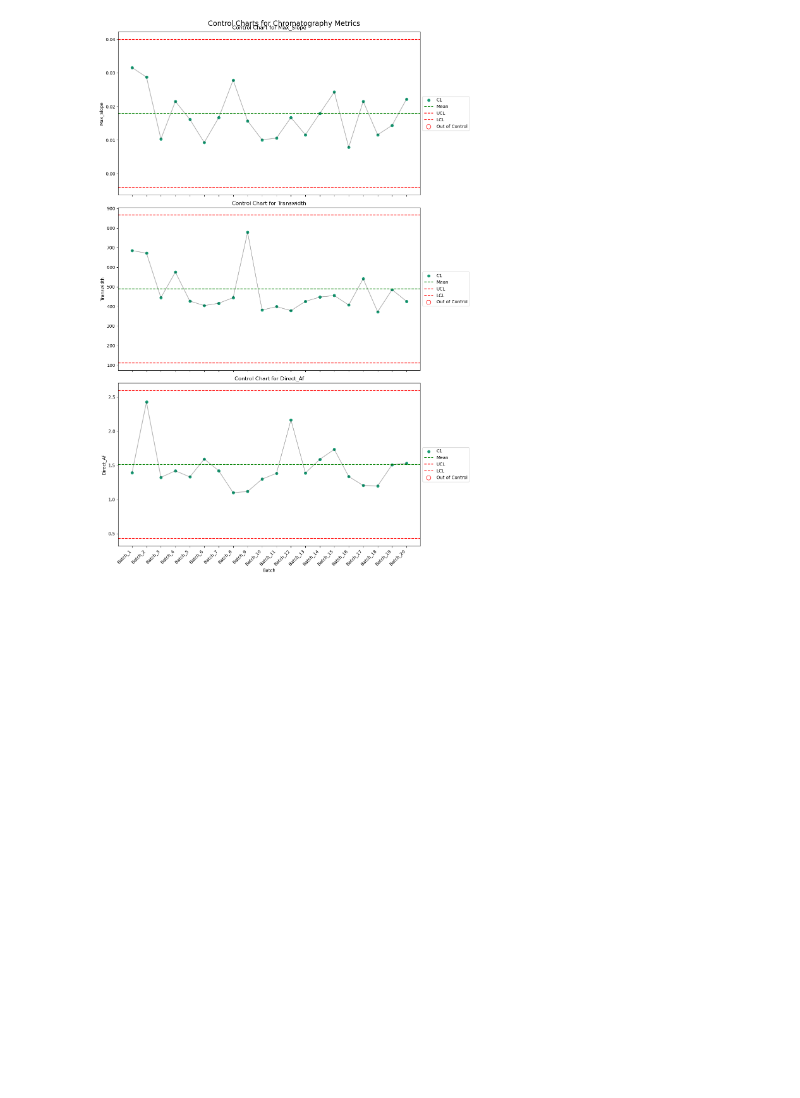
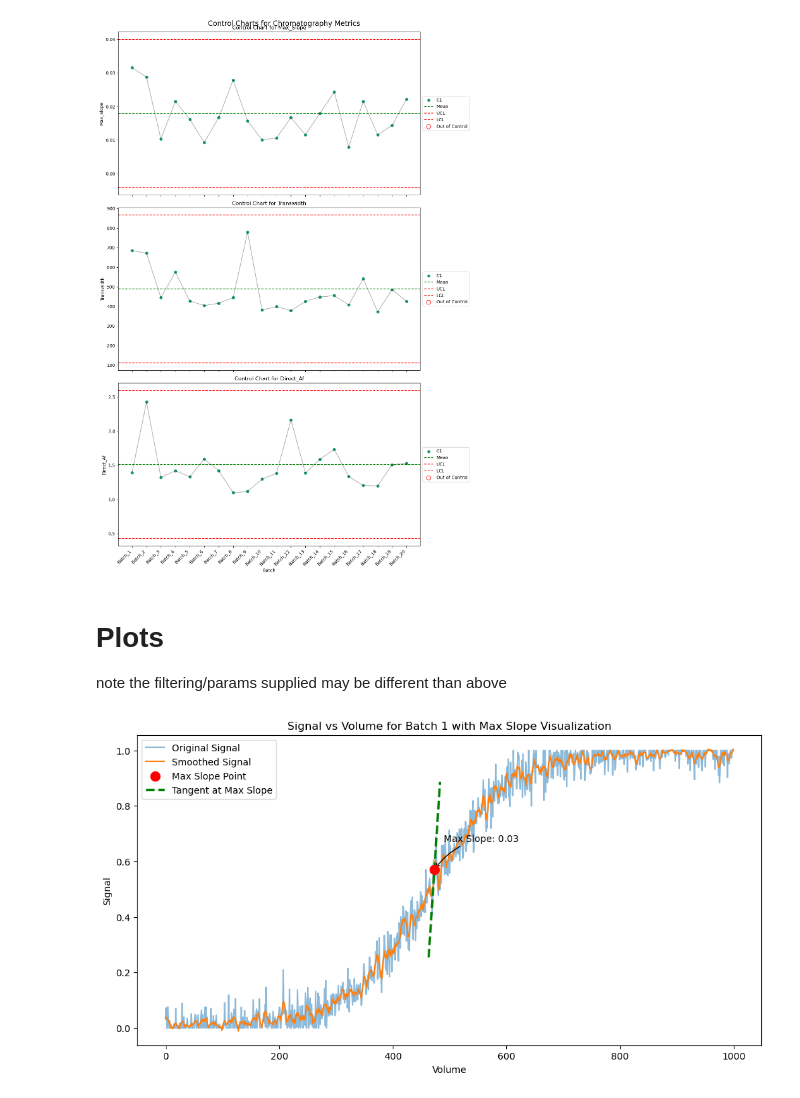
Before and after one commit to vincentgaul/direct_transitional_analysis, a Jupyter notebook: TA.ipynb, the cells around one changed output. Cells and saved outputs as stored; diff of their text form; code cells hidden in the pictures; blank space fills up the shorter version.

Commit message:
plots added, needs work to agree with real analysis

```diff
--- a/TA.ipynb
+++ b/TA.ipynb
@@ -175,3 +176,66 @@ control_limits = establish_control_limits(results)
 create_control_charts(results, control_limits, df_final)
 # %% [output]
 [figure]
+# %% [markdown]
+# Plots
+note the filtering/params supplied may be different than above
+# %%
+def plot_max_slope(df, batch_number):
+    # Filter the data for the specified batch
+    batch_data = df[df['Batch'] == f'Batch_{batch_number}']
+
+    # Sort the data by Volume
+    batch_data = batch_data.sort_values('Volume')
+
+    # Extract volume and signal data
+    volume = batch_data['Volume'].values
+    signal = batch_data['Signal'].values
+
+    # Smooth the signal
+    signal_smooth = savgol_filter(signal, window_length=11, polyorder=3)
+
+    # Calculate the derivative
+    dydx = np.gradient(signal_smooth, volume)
+
+    # Find the index of maximum slope
+    max_slope_index = np.argmax(dydx)
+
+    # Create the plot
+    plt.figure(figsize=(12, 6))
+
+    # Plot the original data
+    sns.lineplot(x=volume, y=signal, label='Original Signal', alpha=0.5)
+
+    # Plot the smoothed data
+    sns.lineplot(x=volume, y=signal_smooth, label='Smoothed Signal')
+
+    # Highlight the point of maximum slope
+    plt.scatter(volume[max_slope_index], signal_smooth[max_slope_index],
+                color='red', s=100, zorder=5, label='Max Slope Point')
+
+    # Add a more prominent tangent line at the point of maximum slope
+    tangent_x = np.array([volume[max_slope_index] - 10, volume[max_slope_index] + 10])
+    tangent_y = dydx[max_slope_index] * (tangent_x - volume[max_slope_index]) + signal_smooth[max_slope_index]
+
+
+
+    # Plot the main tangent line
+    plt.plot(tangent_x, tangent_y, color='green', linestyle='--', linewidth=2.5, label='Tangent at Max Slope')
+
+    plt.title(f'Signal vs Volume for Batch {batch_number} with Max Slope Visualization')
+    plt.xlabel('Volume')
+    plt.ylabel('Signal')
+    plt.legend()
+
+    # Add text annotation for max slope value
+    plt.annotate(f'Max Slope: {dydx[max_slope_index]:.2f}',
+                 xy=(volume[max_slope_index], signal_smooth[max_slope_index]),
+                 xytext=(10, 30), textcoords='offset points',
+                 arrowprops=dict(arrowstyle="->", connectionstyle="arc3,rad=.2"))
+
+    plt.show()
+
+# Example usage:
+plot_max_slope(df_final, 1)  # Plot for Batch 1
+# %% [output]
+[figure, added]
```
Also changed, not shown: parts of 3 cells of this notebook.
